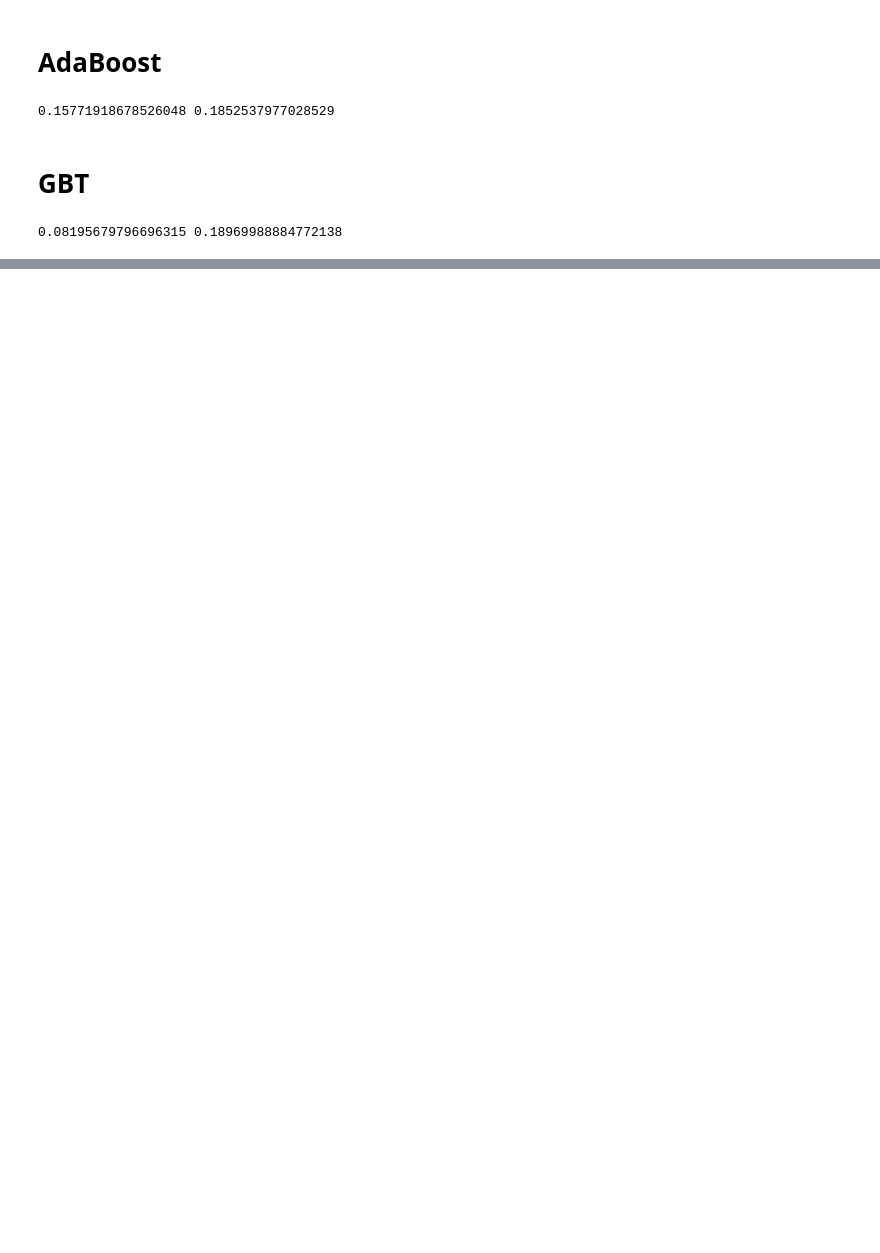
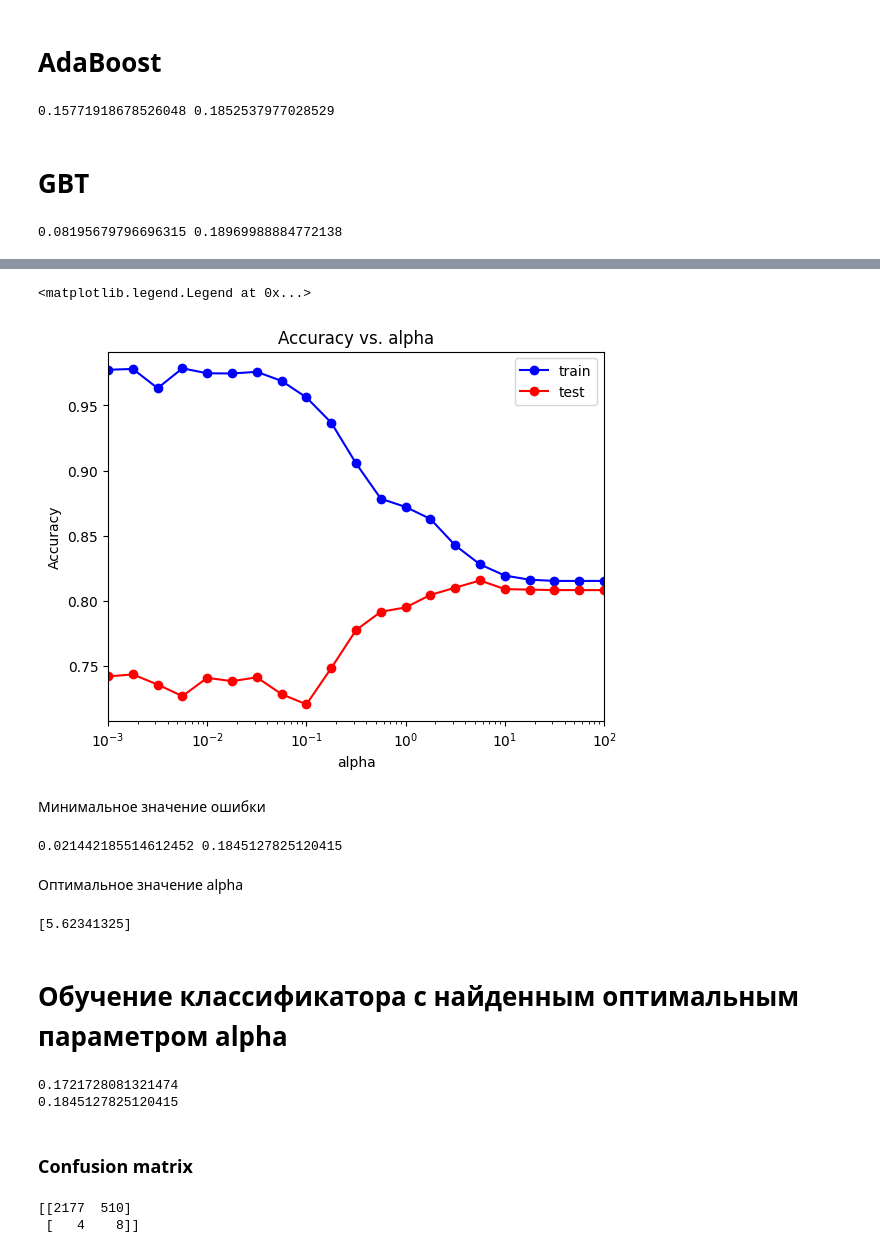
Before and after one commit to AddMe-pls/MachineLearning, a Jupyter notebook: mian.ipynb, the cells around one changed output, grey strips where cells are left out. Cells and saved outputs as stored; diff of their text form; code cells hidden in the pictures; blank space fills up the shorter version.

```diff
--- a/mian.ipynb
+++ b/mian.ipynb
@@ -522,0 +600,49 @@ print(err_train, err_test)
+# %%
+plt.semilogx(alpha_arr, train_acc, 'b-o', label = 'train')
+plt.semilogx(alpha_arr, test_acc, 'r-o', label = 'test')
+plt.xlim([np.min(alpha_arr), np.max(alpha_arr)])
+plt.title('Accuracy vs. alpha')
+plt.xlabel('alpha')
+plt.ylabel('Accuracy')
+plt.legend()
+# %% [output]
+<matplotlib.legend.Legend at 0x...>
+[figure, added]
+# %% [markdown]
+Минимальное значение ошибки
+# %%
+min_train_err = np.min(train_err)
+min_test_err = np.min(test_err)
+print(min_train_err, min_test_err)
+# %% [output]
+0.021442185514612452 0.1845127825120415
+# %% [markdown]
+Оптимальное значение alpha
+# %%
+alpha_opt = alpha_arr[test_err == min_test_err]
+print(alpha_opt)
+alpha_opt = alpha_opt[0]
+# %% [output]
+[5.62341325]
+# %% [markdown]
+# Обучение классификатора с найденным оптимальным параметром alpha
+# %%
+mlp_model = MLPClassifier(alpha = alpha_opt, hidden_layer_sizes = (20, 20),
+                          solver = 'lbfgs', activation = 'logistic', random_state = 42, max_iter=1500)
+mlp_model.fit(X_train, y_train)
+
+y_train_mlp_pred = mlp_model.predict(X_train)
+y_test_mlp_pred = mlp_model.predict(X_test)
+print(np.mean(y_train != y_train_mlp_pred))
+print(np.mean(y_test != y_test_mlp_pred))
+# %% [output]
+0.1721728081321474
+0.1845127825120415
+# %% [markdown]
+### Confusion matrix
+# %%
+from sklearn.metrics import confusion_matrix
+print(confusion_matrix(y_test_mlp_pred, y_test))
+# %% [output]
+[[2177  510]
+ [   4    8]]
```
Also changed, not shown: parts of 17 cells of this notebook.
